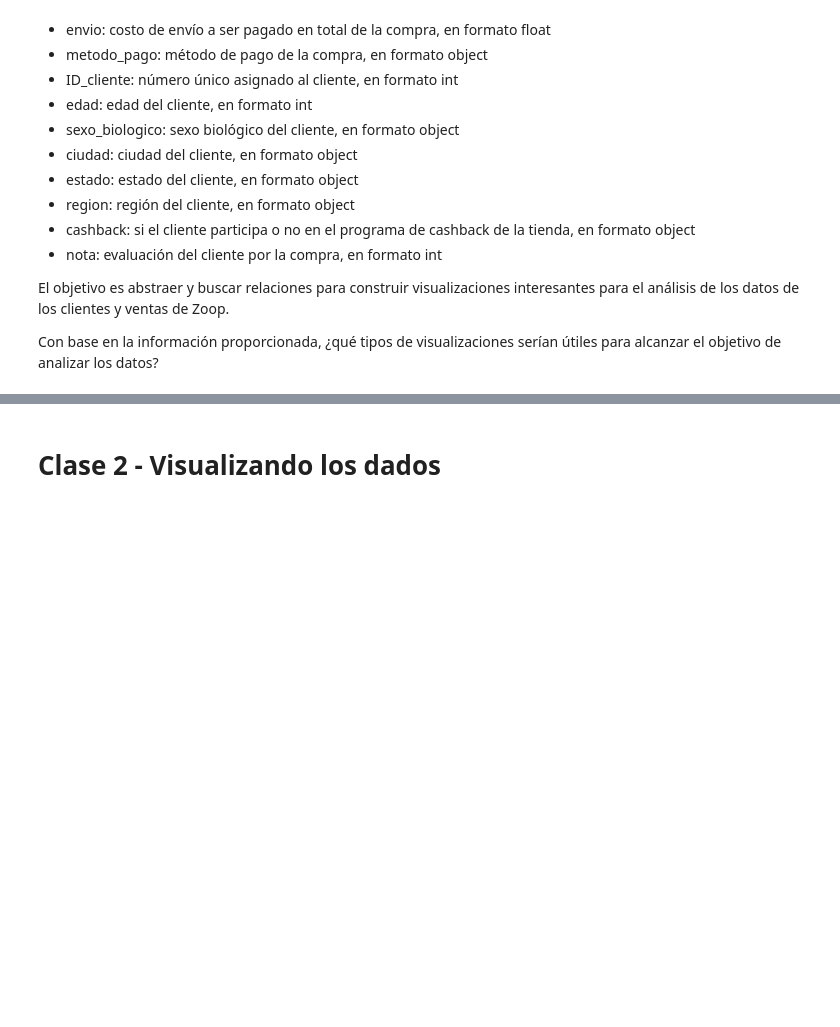
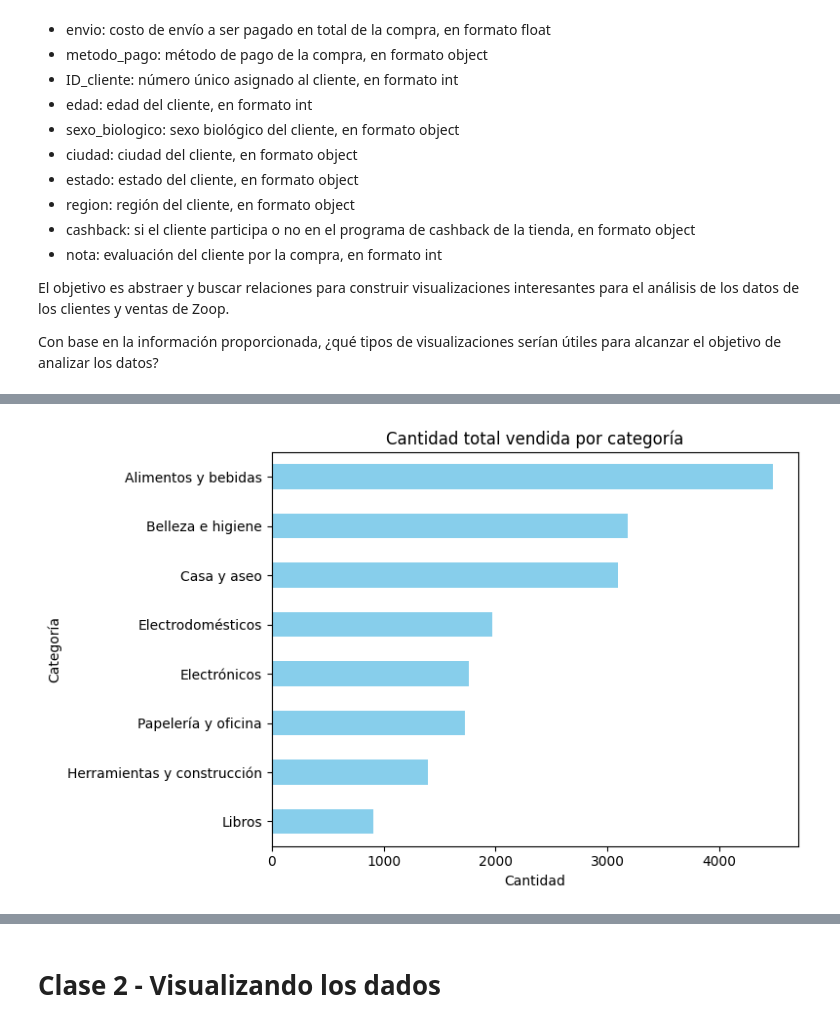
Before and after one commit to julioguzmanc/challenge-amigo-secreto_esp-main, a Jupyter notebook: IA_aplicada_a_ciencia_de_datos.ipynb, the cells around one changed output, grey strips where cells are left out. Saved outputs shown, nothing was run; the diff lists cells and outputs as text; code cells hidden in the pictures; blank space fills up the shorter version.

```diff
--- a/IA_aplicada_a_ciencia_de_datos.ipynb
+++ b/IA_aplicada_a_ciencia_de_datos.ipynb
@@ -286,0 +322,12 @@ Con base en la información proporcionada, ¿qué tipos de visualizaciones serí
+# %%
+ventas_categoria = ventas.groupby("categoria")["cantidad"].sum().sort_values(ascending=True)
+
+# Gráfico de barras horizontales
+ventas_categoria.plot(kind="barh", figsize=(8,5), color="skyblue")
+plt.title("Cantidad total vendida por categoría")
+plt.xlabel("Cantidad")
+plt.ylabel("Categoría")
+plt.tight_layout()
+plt.show()
+# %% [output]
+[figure, added]
```
Also changed, not shown: parts of 41 cells of this notebook.
